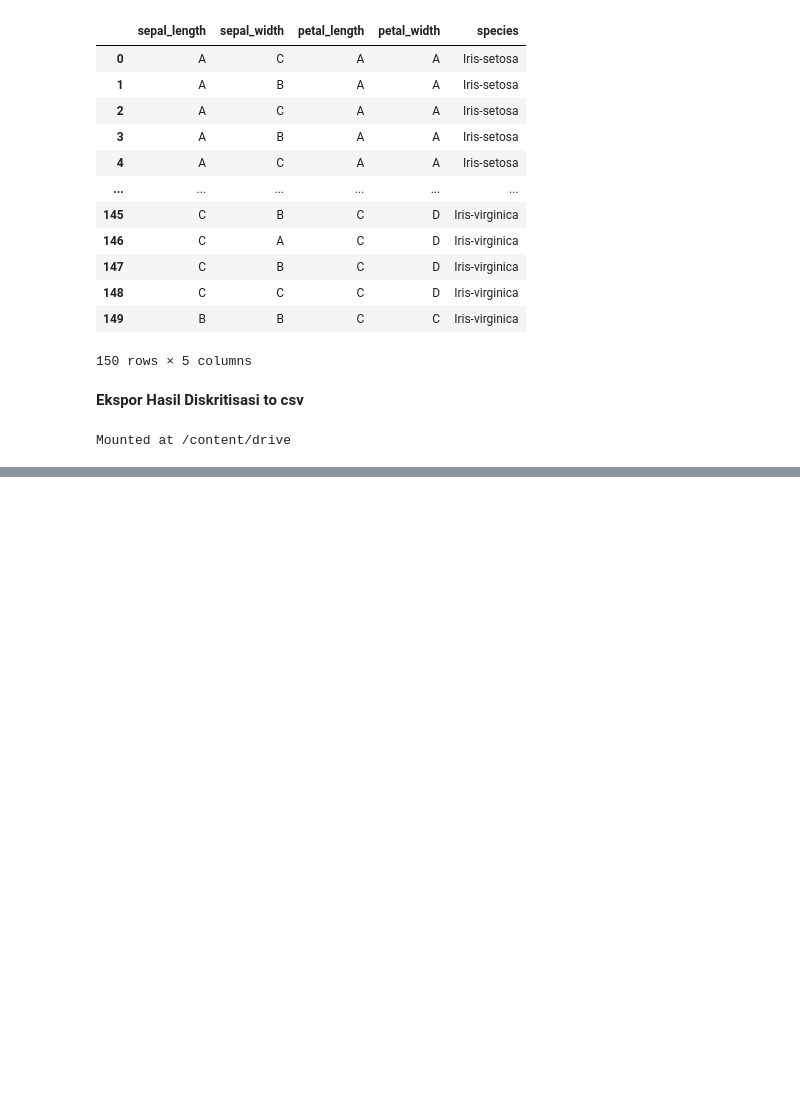
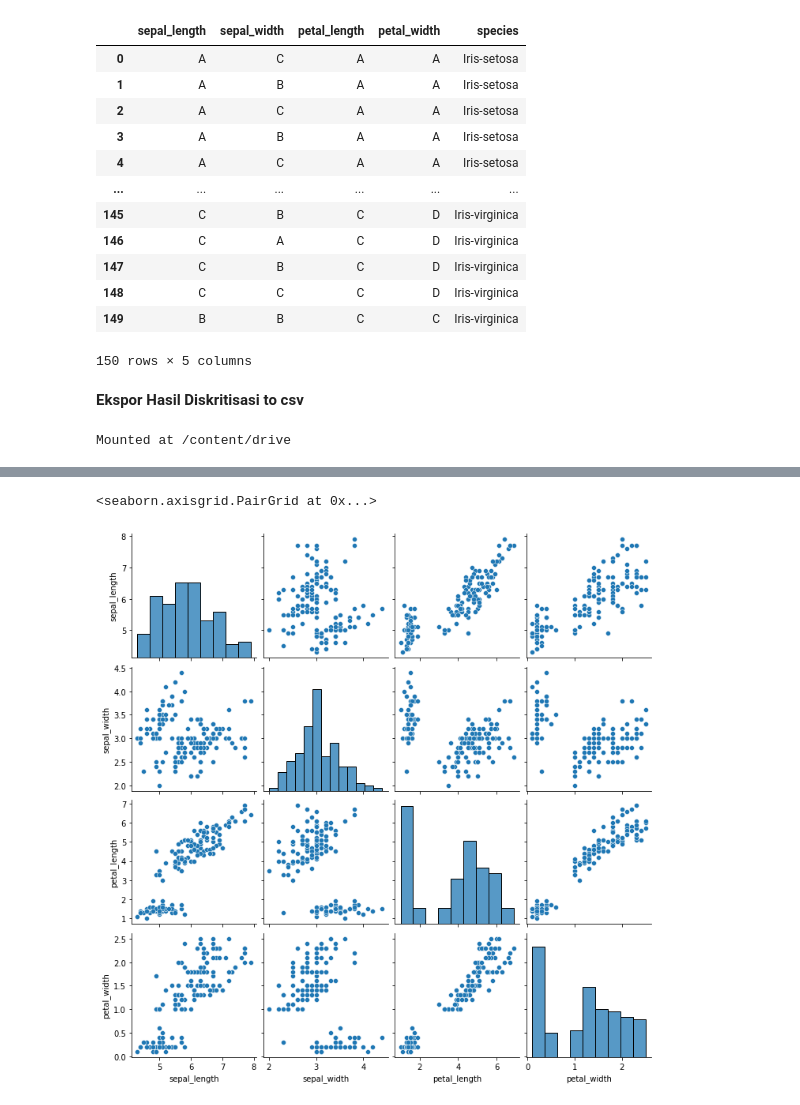
Before and after one commit to febyfadlilah/datamining, a Jupyter notebook: _sources/notebooks.ipynb, the cells around one changed output, grey strips where cells are left out. Drawn from its saved outputs; the diff is of its cells as text; code cells hidden in the pictures; blank space fills up the shorter version.

```diff
--- a/_sources/notebooks.ipynb
+++ b/_sources/notebooks.ipynb
@@ -538,0 +893,4 @@ Mounted at /content/drive
+# %%
+# Importing the dataset
+df_iris = pd.read_csv("https://raw.githubusercontent.com/febyfadlilah/dataset/main/IRIS.csv")
+df_iris = df_iris[["sepal_length","sepal_width","petal_length","petal_width"]]
@@ -538,0 +939,5 @@ Mounted at /content/drive
+# %%
+sns.pairplot(df_iris)
+# %% [output]
+<seaborn.axisgrid.PairGrid at 0x...>
+[figure, added]
```
Also changed, not shown: parts of 74 cells of this notebook, 9 other files.
